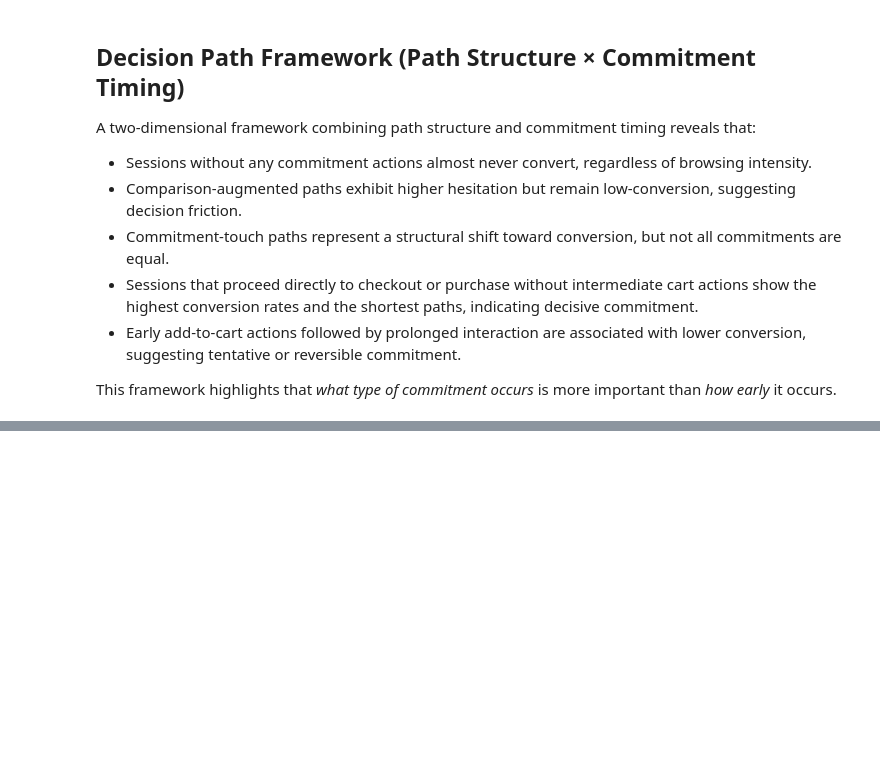
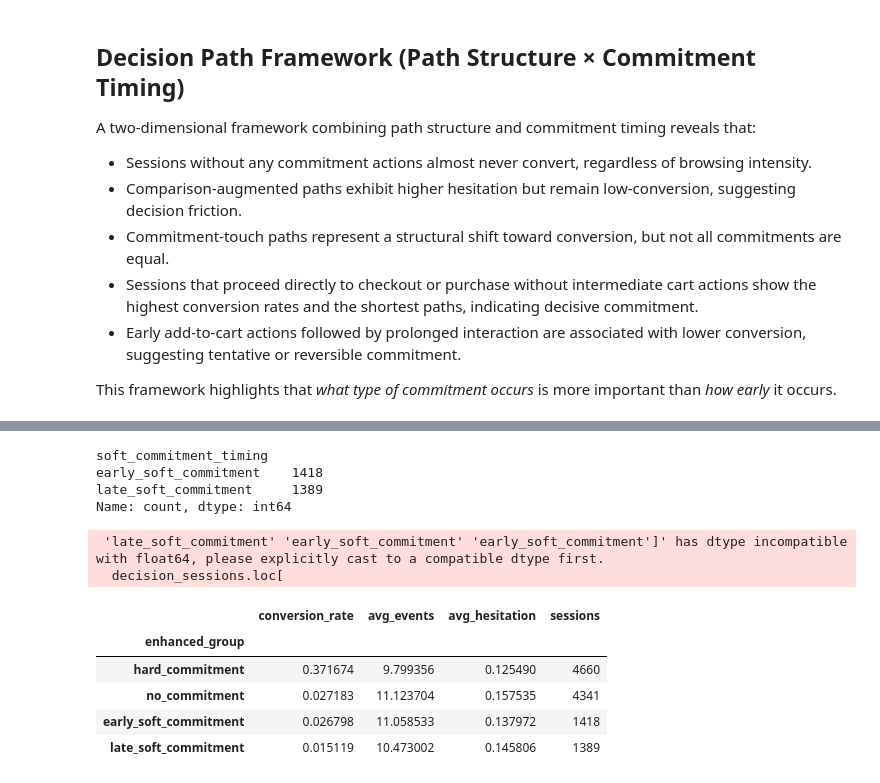
Before and after one commit to NoMooncake/behavior-state-modeling, a Jupyter notebook: notebooks/01_eda.ipynb, the cells around one changed output, grey strips where cells are left out. Cells and saved outputs as stored; diff of their text form; code cells hidden in the pictures; blank space fills up the shorter version.

Commit message:
analysis: refine commitment semantics by separating soft and hard commitment

```diff
--- a/notebooks/01_eda.ipynb
+++ b/notebooks/01_eda.ipynb
@@ -394,0 +418,64 @@ This framework highlights that *what type of commitment occurs* is more importan
+# %%
+soft_commitment_sessions = decision_sessions[
+    decision_sessions["commitment_strength"] == "soft_commitment"
+].copy()
+
+soft_commitment_sessions["soft_commitment_timing"] = np.where(
+    soft_commitment_sessions["first_cart_ratio"] <=
+    soft_commitment_sessions["first_cart_ratio"].median(),
+    "early_soft_commitment",
+    "late_soft_commitment"
+)
+
+soft_commitment_sessions["soft_commitment_timing"].value_counts()
+# %% [output]
+soft_commitment_timing
+early_soft_commitment    1418
+late_soft_commitment     1389
+Name: count, dtype: int64
+# %%
+decision_sessions["soft_commitment_timing"] = np.nan
+
+decision_sessions.loc[
+    decision_sessions["commitment_strength"] == "soft_commitment",
+    "soft_commitment_timing"
+] = soft_commitment_sessions["soft_commitment_timing"].values
+
+decision_sessions[
+    decision_sessions["commitment_strength"] == "soft_commitment"
+][["soft_commitment_timing"]].head()
+
+decision_sessions["enhanced_group"] = np.where(
+    decision_sessions["commitment_strength"] == "hard_commitment",
+    "hard_commitment",
+    np.where(
+        decision_sessions["commitment_strength"] == "soft_commitment",
+        decision_sessions["soft_commitment_timing"],
+        "no_commitment"
+    )
+)
+
+decision_sessions["enhanced_group"].value_counts()
+
+enhanced_summary = (
+    decision_sessions
+    .groupby("enhanced_group")[["conversion", "n_events", "hesitation_index"]]
+    .agg(
+        conversion_rate=("conversion", "mean"),
+        avg_events=("n_events", "mean"),
+        avg_hesitation=("hesitation_index", "mean"),
+        sessions=("conversion", "count")
+    )
+    .sort_values("sessions", ascending=False)
+)
+
+enhanced_summary
+# %% [output]
+ 'late_soft_commitment' 'early_soft_commitment' 'early_soft_commitment']' has dtype incompatible with float64, please explicitly cast to a compatible dtype first.
+  decision_sessions.loc[
+|  | conversion_rate | avg_events | avg_hesitation | sessions |
+| enhanced_group |  |  |  |  |
+| hard_commitment | 0.371674 | 9.799356 | 0.125490 | 4660 |
+| no_commitment | 0.027183 | 11.123704 | 0.157535 | 4341 |
+| early_soft_commitment | 0.026798 | 11.058533 | 0.137972 | 1418 |
+| late_soft_commitment | 0.015119 | 10.473002 | 0.145806 | 1389 |
```
Also changed, not shown: parts of 1 cell of this notebook.
